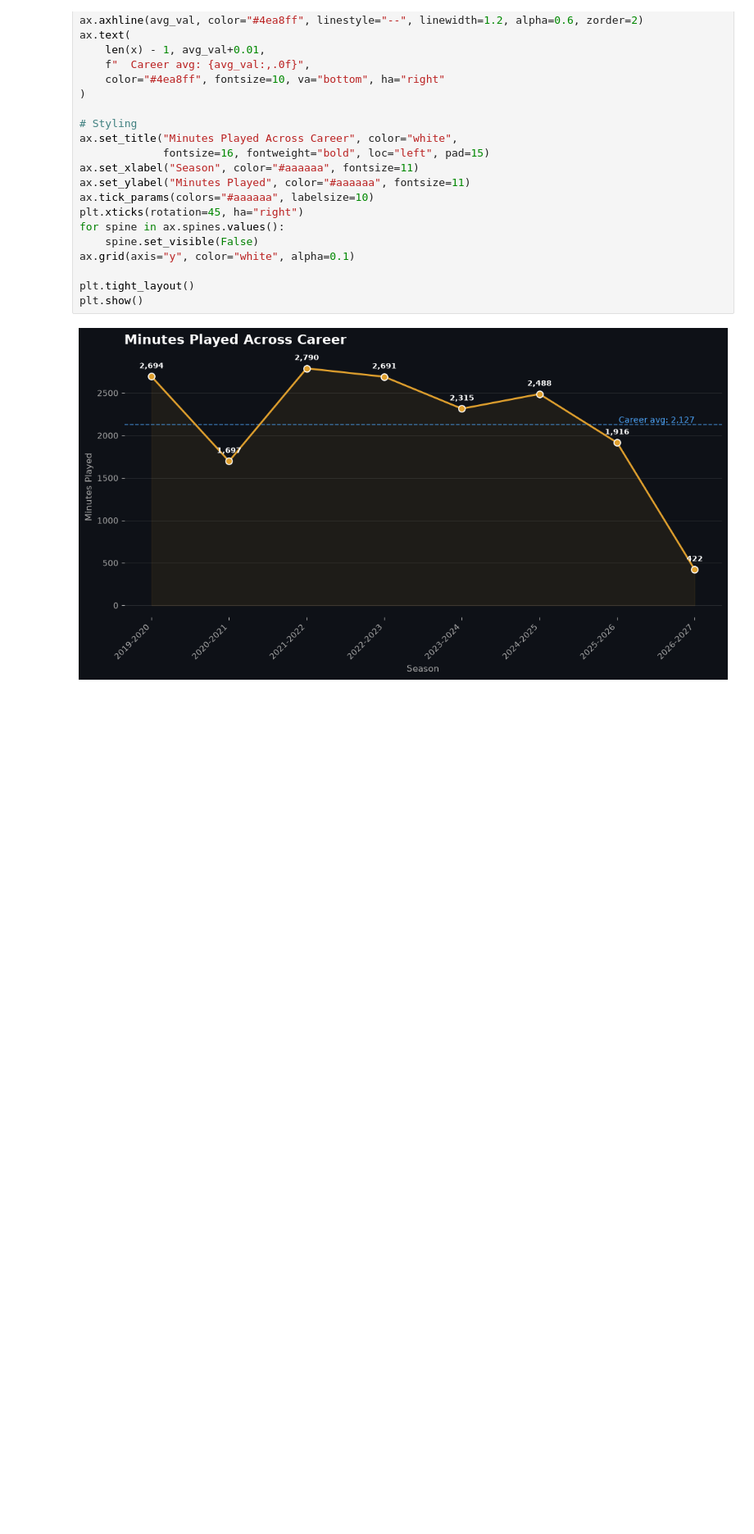
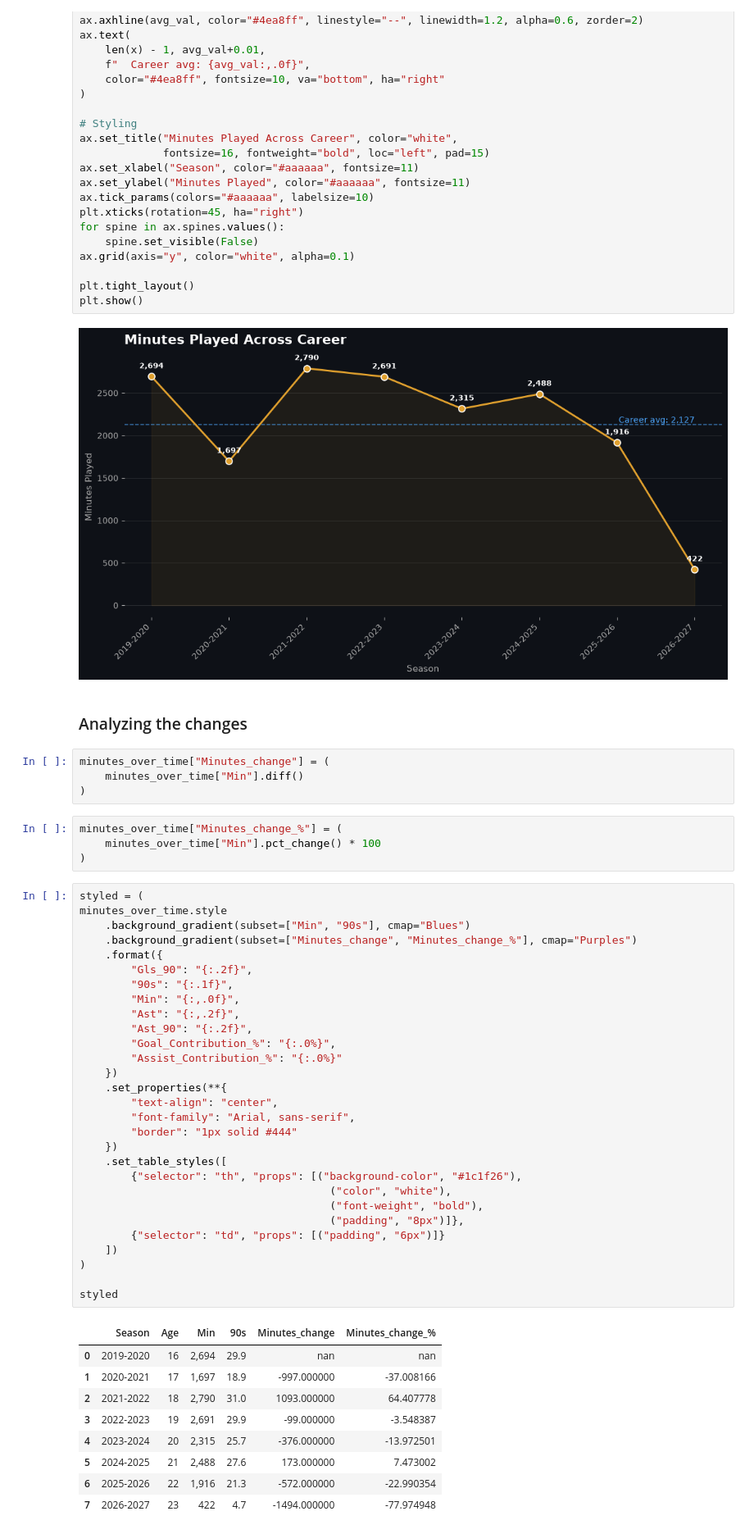
Before and after one commit to SalmaAllam8/football-data-visualization, a Jupyter notebook: Jude_Bellingham.ipynb, the cells around one changed output. Shown at 82% size. Cells and saved outputs as stored; diff of their text form; blank space fills up the shorter version.

Commit message:
diff

```diff
--- a/Jude_Bellingham.ipynb
+++ b/Jude_Bellingham.ipynb
@@ -1182,3 +1182,52 @@ plt.tight_layout()
 plt.show()
 # %% [output]
 [figure]
+# %% [markdown]
+### Analyzing the changes
+# %%
+minutes_over_time["Minutes_change"] = (
+    minutes_over_time["Min"].diff()
+)
+# %%
+minutes_over_time["Minutes_change_%"] = (
+    minutes_over_time["Min"].pct_change() * 100
+)
+# %%
+styled = (
+minutes_over_time.style
+    .background_gradient(subset=["Min", "90s"], cmap="Blues")
+    .background_gradient(subset=["Minutes_change", "Minutes_change_%"], cmap="Purples")
+    .format({
+        "Gls_90": "{:.2f}",
+        "90s": "{:.1f}",
+        "Min": "{:,.0f}",
+        "Ast": "{:,.2f}",
+        "Ast_90": "{:.2f}",
+        "Goal_Contribution_%": "{:.0%}",
+        "Assist_Contribution_%": "{:.0%}"
+    })
+    .set_properties(**{
+        "text-align": "center",
+        "font-family": "Arial, sans-serif",
+        "border": "1px solid #444"
+    })
+    .set_table_styles([
+        {"selector": "th", "props": [("background-color", "#1c1f26"),
+                                       ("color", "white"),
+                                       ("font-weight", "bold"),
+                                       ("padding", "8px")]},
+        {"selector": "td", "props": [("padding", "6px")]}
+    ])
+)
+
+styled
+# %% [output]
+|  | Season | Age | Min | 90s | Minutes_change | Minutes_change_% |
+| 0 | 2019-2020 | 16 | 2,694 | 29.9 | nan | nan |
+| 1 | 2020-2021 | 17 | 1,697 | 18.9 | -997.000000 | -37.008166 |
+| 2 | 2021-2022 | 18 | 2,790 | 31.0 | 1093.000000 | 64.407778 |
+| 3 | 2022-2023 | 19 | 2,691 | 29.9 | -99.000000 | -3.548387 |
+| 4 | 2023-2024 | 20 | 2,315 | 25.7 | -376.000000 | -13.972501 |
+| 5 | 2024-2025 | 21 | 2,488 | 27.6 | 173.000000 | 7.473002 |
+| 6 | 2025-2026 | 22 | 1,916 | 21.3 | -572.000000 | -22.990354 |
+| 7 | 2026-2027 | 23 | 422 | 4.7 | -1494.000000 | -77.974948 |
```
